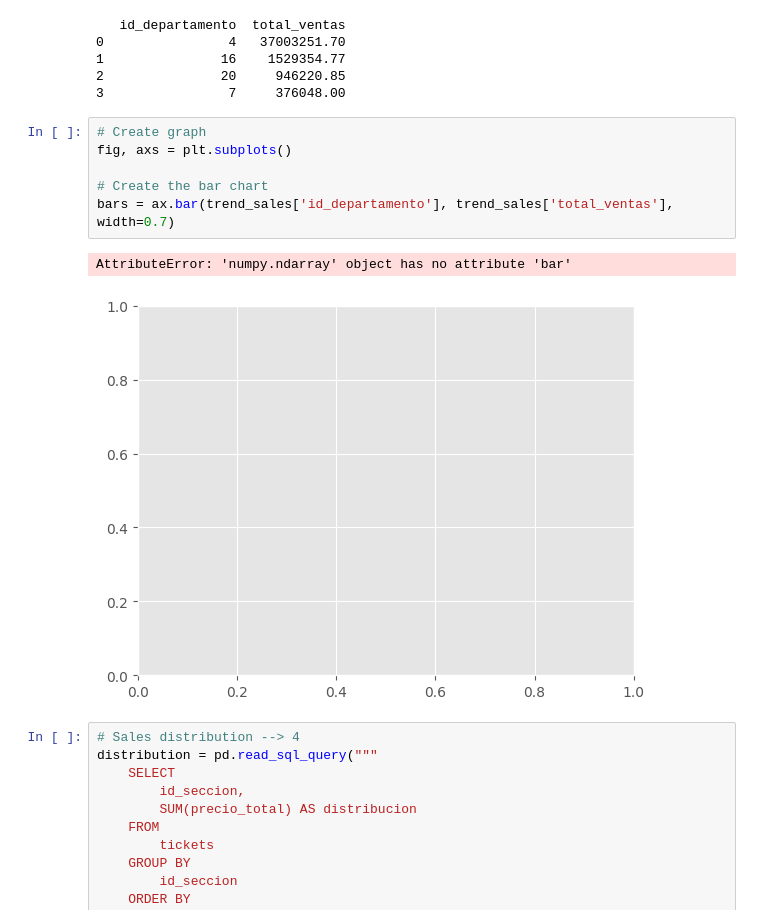
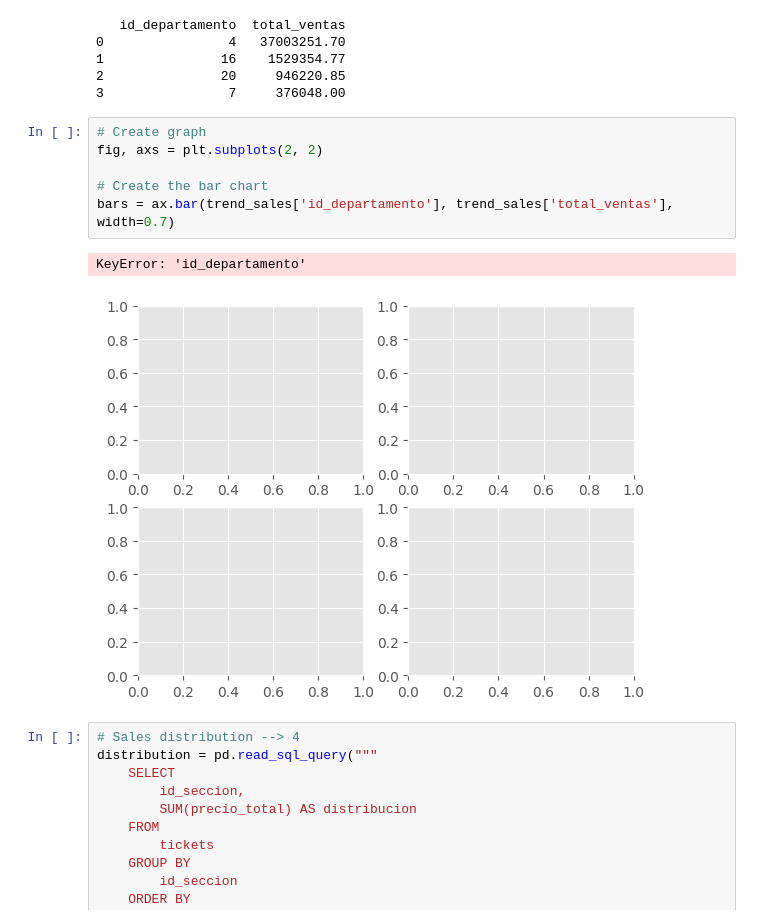
Before and after one commit to boteroh/extractSQL, a Jupyter notebook: datosSql.ipynb, the cells around one changed output. Cells and saved outputs as stored; diff of their text form.

```diff
--- a/datosSql.ipynb
+++ b/datosSql.ipynb
@@ -119,13 +120,13 @@ print(departments)
 3                7     376048.00
 # %%
 # Create graph
-fig, axs = plt.subplots()
+fig, axs = plt.subplots(2, 2)
 
 # Create the bar chart
 bars = ax.bar(trend_sales['id_departamento'], trend_sales['total_ventas'], width=0.7)
 # %% [output]
-AttributeError: 'numpy.ndarray' object has no attribute 'bar'
+KeyError: 'id_departamento'
-[figure, old version]
+[figure, new version]
 # %%
 # Sales distribution --> 4
 distribution = pd.read_sql_query("""
```
Also changed, not shown: parts of 2 cells of this notebook, 6 other files.
